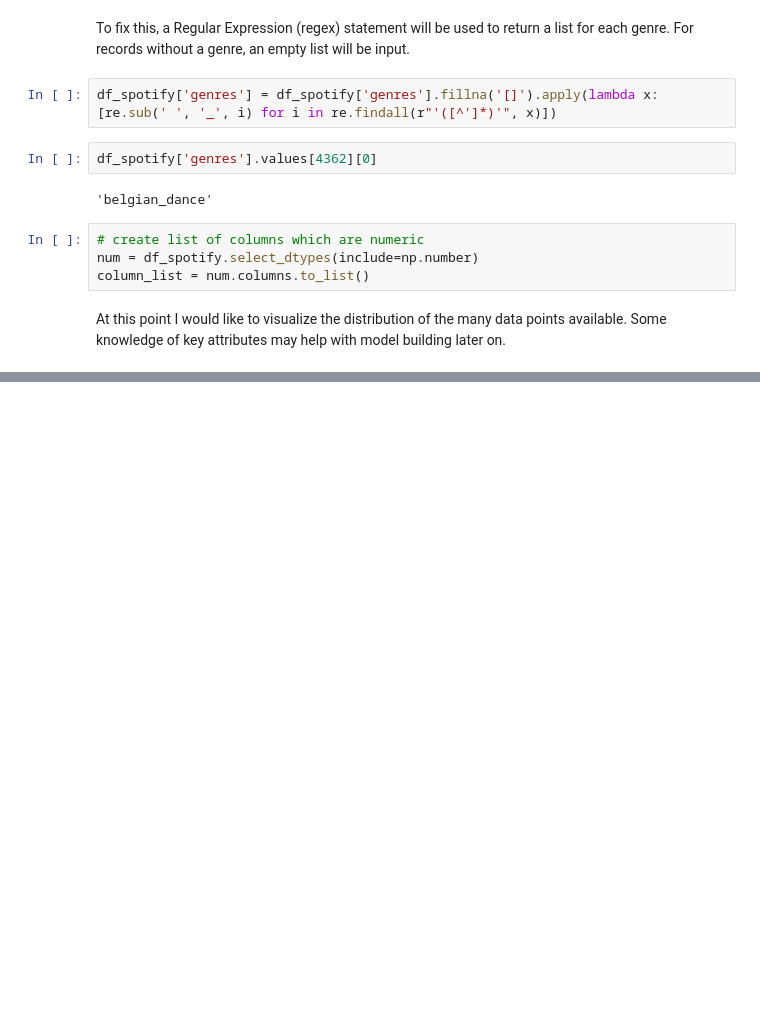
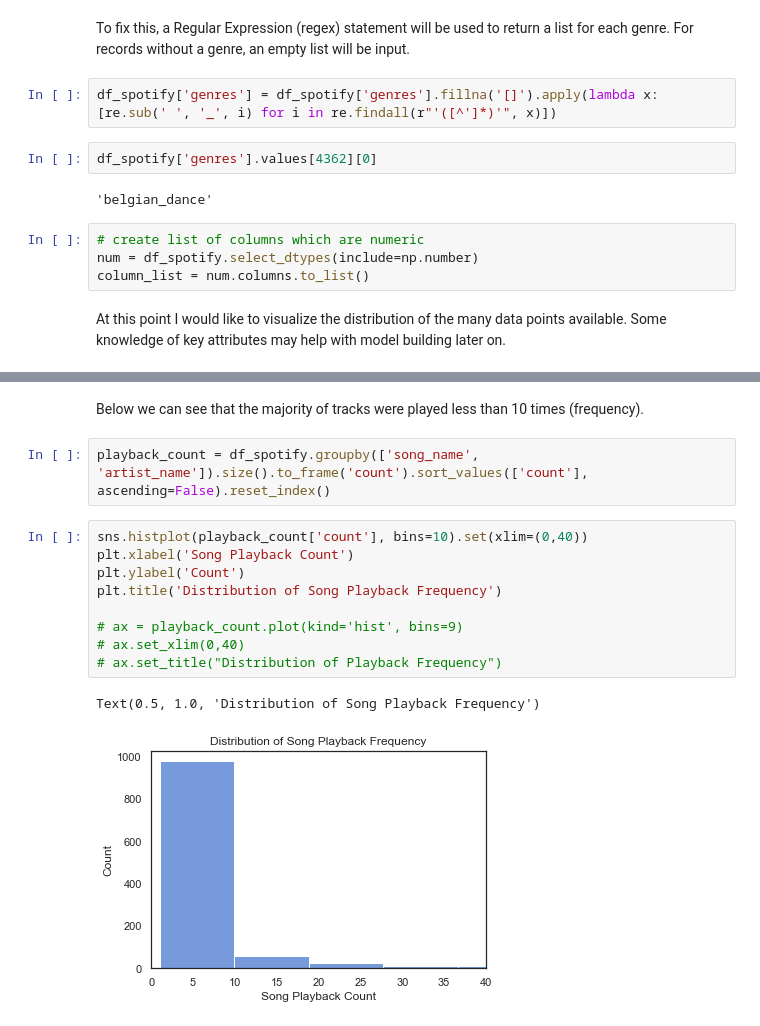
Before and after one commit to vijay-ss/spotify-recommender, a Jupyter notebook: spotify-recommender-preprocessing.ipynb, the cells around one changed output, grey strips where cells are left out. Cells and saved outputs as stored; diff of their text form; blank space fills up the shorter version.

Commit message:
add playback count groupby

```diff
--- a/spotify-recommender-preprocessing.ipynb
+++ b/spotify-recommender-preprocessing.ipynb
@@ -188,0 +188,16 @@ plt.tight_layout()
+# %% [markdown]
+Below we can see that the majority of tracks were played less than 10 times (frequency).
+# %%
+playback_count = df_spotify.groupby(['song_name', 'artist_name']).size().to_frame('count').sort_values(['count'], ascending=False).reset_index()
+# %%
+sns.histplot(playback_count['count'], bins=10).set(xlim=(0,40))
+plt.xlabel('Song Playback Count')
+plt.ylabel('Count')
+plt.title('Distribution of Song Playback Frequency')
+
+# ax = playback_count.plot(kind='hist', bins=9)
+# ax.set_xlim(0,40)
+# ax.set_title("Distribution of Playback Frequency")
+# %% [output]
+Text(0.5, 1.0, 'Distribution of Song Playback Frequency')
+[figure, added]
```
Also changed, not shown: parts of 7 cells of this notebook.
